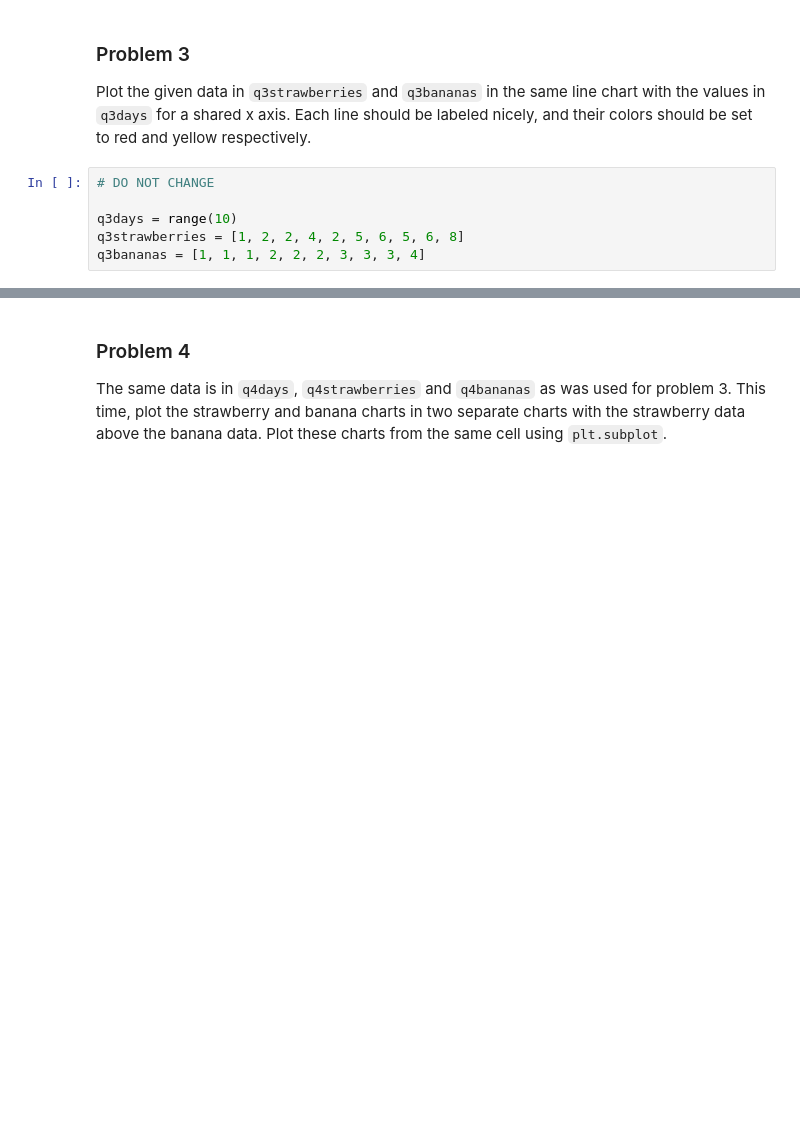
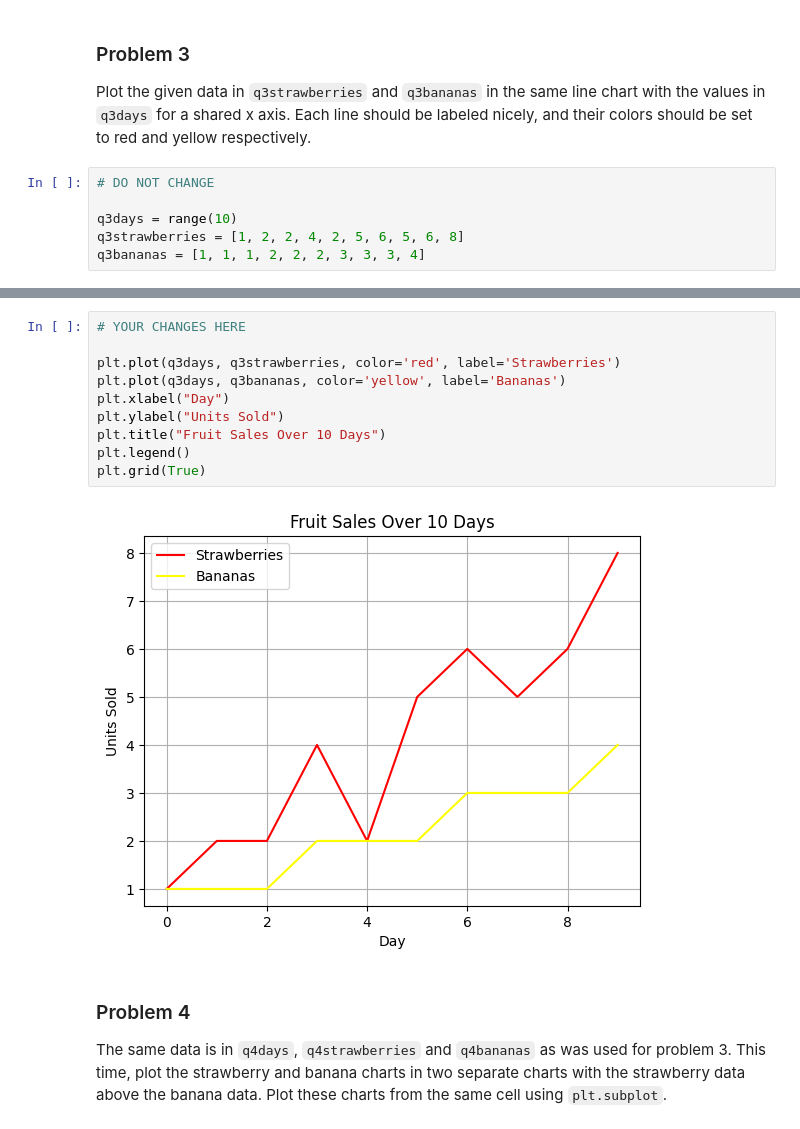
Before and after one commit to victordvas/dx602-homework-05, a Jupyter notebook: homework.ipynb, the cells around one changed output, grey strips where cells are left out. Saved outputs shown, nothing was run; the diff lists cells and outputs as text; blank space fills up the shorter version.

```diff
--- a/homework.ipynb
+++ b/homework.ipynb
@@ -111,3 +116,15 @@ Ellipsis
+# %%
+# YOUR CHANGES HERE
+
+plt.plot(q3days, q3strawberries, color='red', label='Strawberries')
+plt.plot(q3days, q3bananas, color='yellow', label='Bananas')
+plt.xlabel("Day")
+plt.ylabel("Units Sold")
+plt.title("Fruit Sales Over 10 Days")
+plt.legend()
+plt.grid(True)
+# %% [output]
+[figure, added]
 # %% [markdown]
 ### Problem 4
 
```
Also changed, not shown: parts of 30 cells of this notebook, 1 other file.
